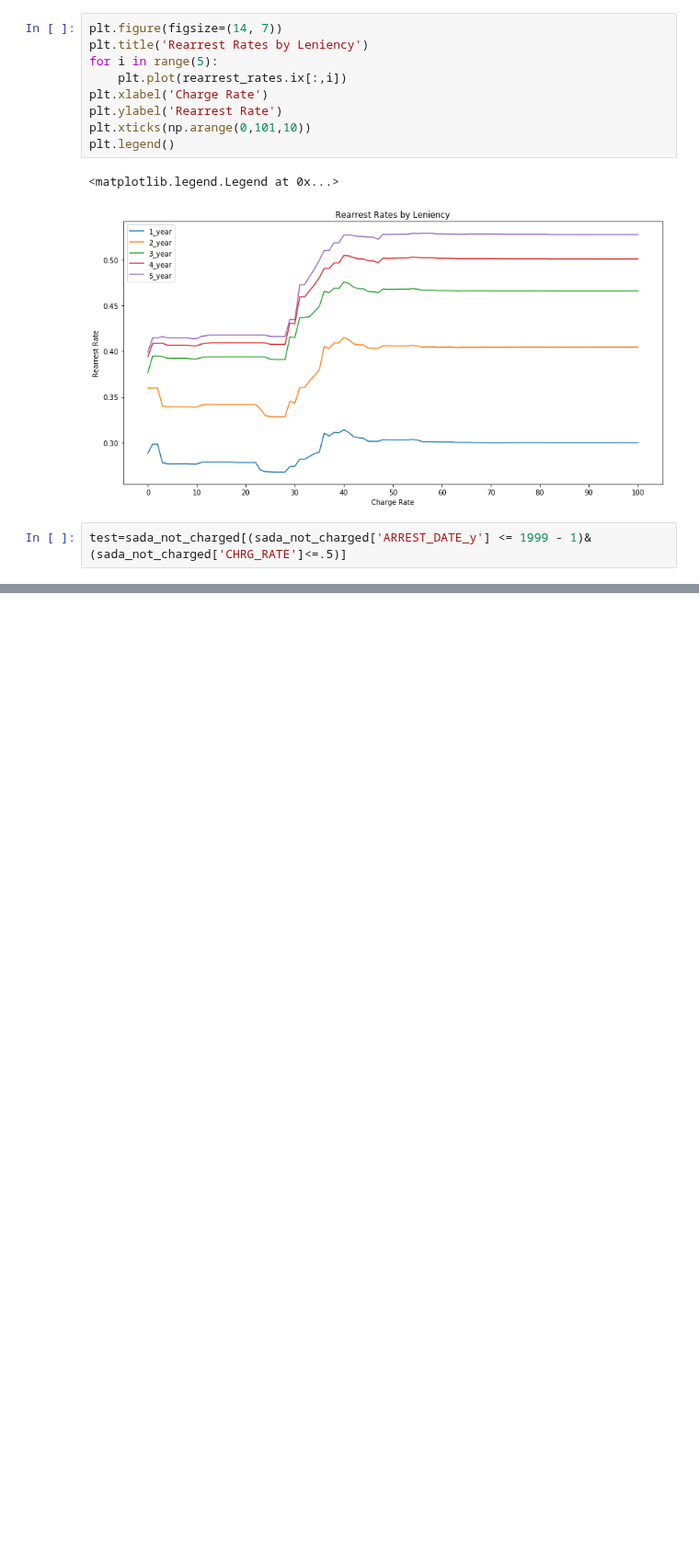
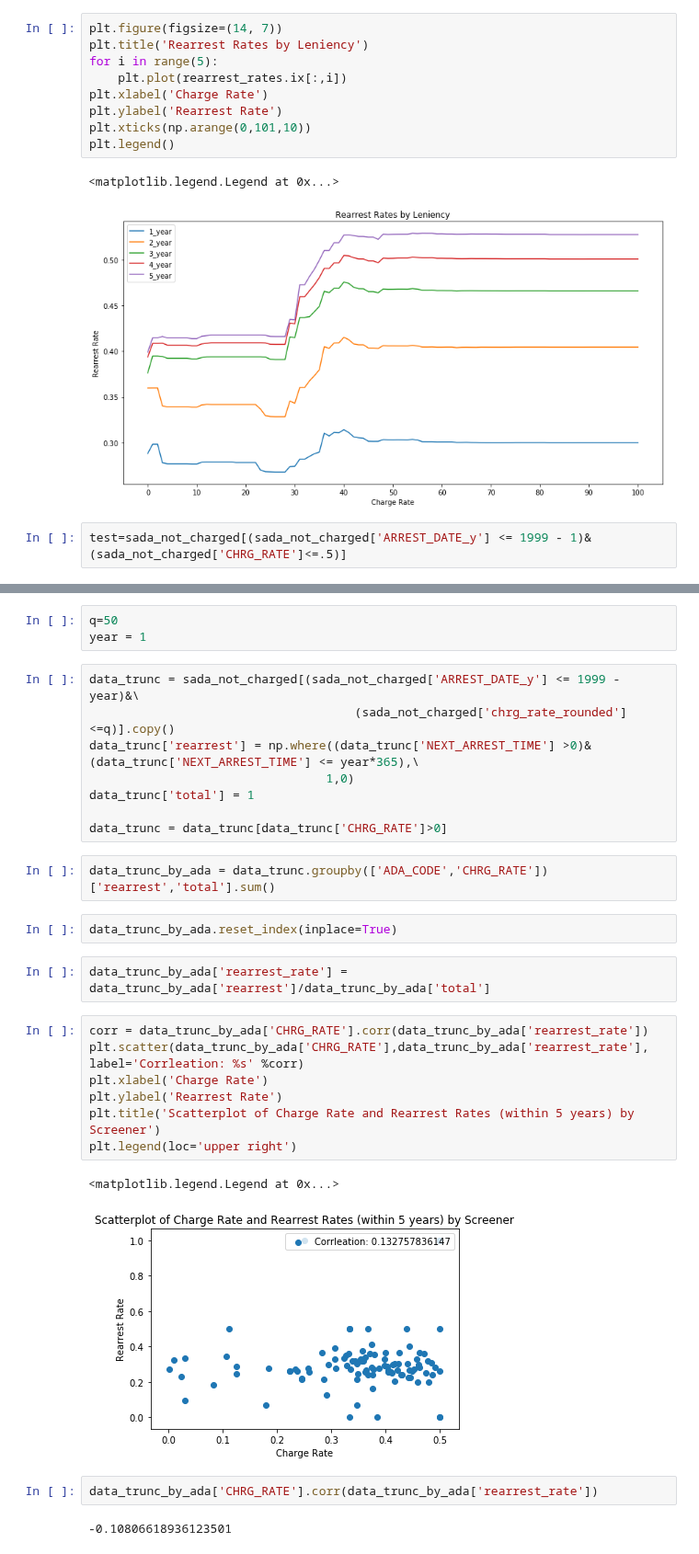
Before and after one commit to da1933/NODA, a Jupyter notebook: Screeners.ipynb, the cells around one changed output, grey strips where cells are left out. Shown at 92% size. Cells and saved outputs as stored; diff of their text form; blank space fills up the shorter version.

Commit message:
added scatterplot

```diff
--- a/Screeners.ipynb
+++ b/Screeners.ipynb
@@ -194,0 +213,31 @@ test=sada_not_charged[(sada_not_charged['ARREST_DATE_y'] <= 1999 - 1)&(sada_not_
+# %%
+q=50
+year = 1
+# %%
+data_trunc = sada_not_charged[(sada_not_charged['ARREST_DATE_y'] <= 1999 - year)&\
+                                     (sada_not_charged['chrg_rate_rounded']<=q)].copy()
+data_trunc['rearrest'] = np.where((data_trunc['NEXT_ARREST_TIME'] >0)&(data_trunc['NEXT_ARREST_TIME'] <= year*365),\
+                                 1,0)
+data_trunc['total'] = 1
+
+data_trunc = data_trunc[data_trunc['CHRG_RATE']>0]
+# %%
+data_trunc_by_ada = data_trunc.groupby(['ADA_CODE','CHRG_RATE'])['rearrest','total'].sum()
+# %%
+data_trunc_by_ada.reset_index(inplace=True)
+# %%
+data_trunc_by_ada['rearrest_rate'] = data_trunc_by_ada['rearrest']/data_trunc_by_ada['total']
+# %%
+corr = data_trunc_by_ada['CHRG_RATE'].corr(data_trunc_by_ada['rearrest_rate'])
+plt.scatter(data_trunc_by_ada['CHRG_RATE'],data_trunc_by_ada['rearrest_rate'], label='Corrleation: %s' %corr)
+plt.xlabel('Charge Rate')
+plt.ylabel('Rearrest Rate')
+plt.title('Scatterplot of Charge Rate and Rearrest Rates (within 5 years) by Screener')
+plt.legend(loc='upper right')
+# %% [output]
+<matplotlib.legend.Legend at 0x...>
+[figure, added]
+# %%
+data_trunc_by_ada['CHRG_RATE'].corr(data_trunc_by_ada['rearrest_rate'])
+# %% [output]
+-0.10806618936123501
```
Also changed, not shown: parts of 3 cells of this notebook.
